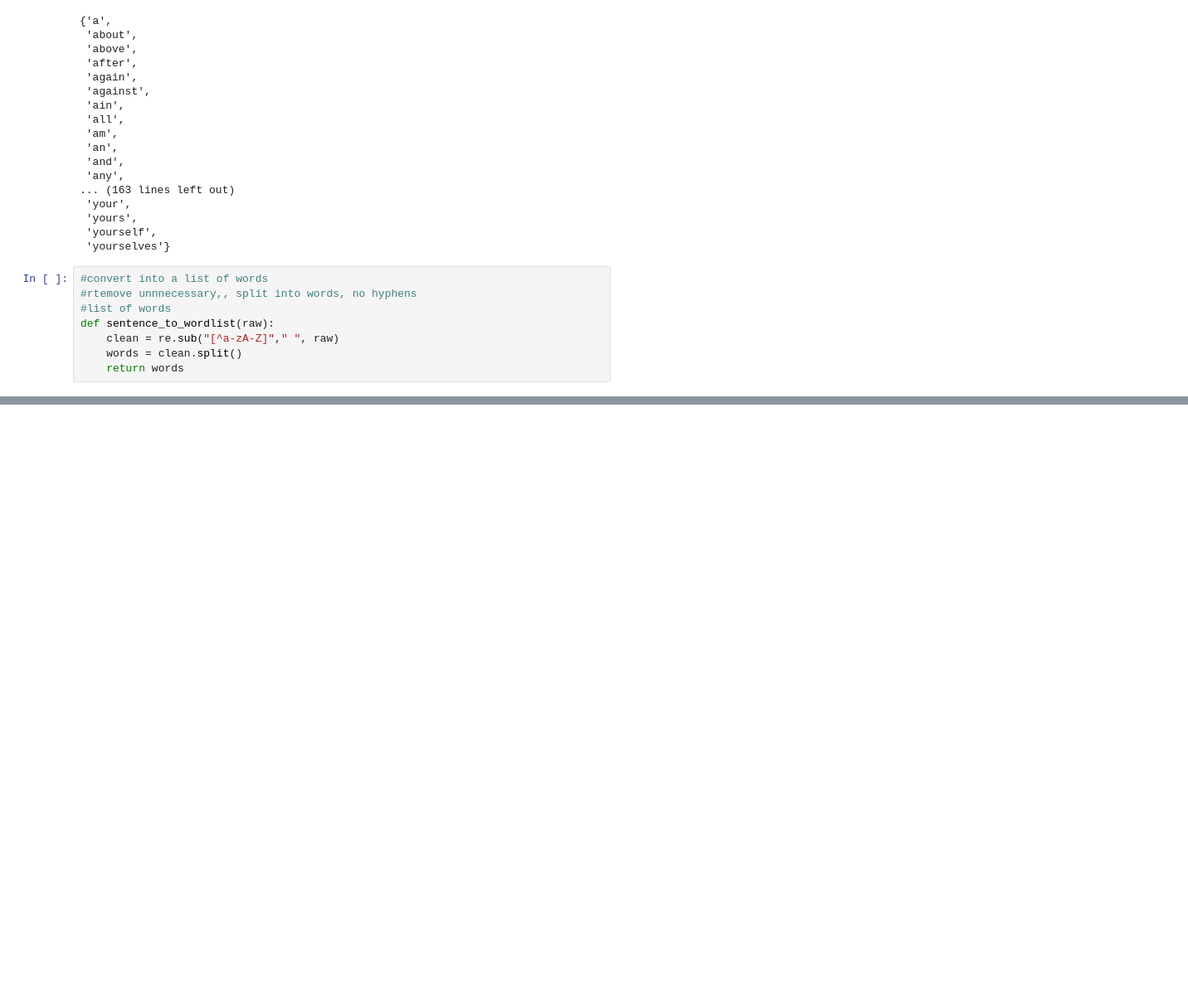
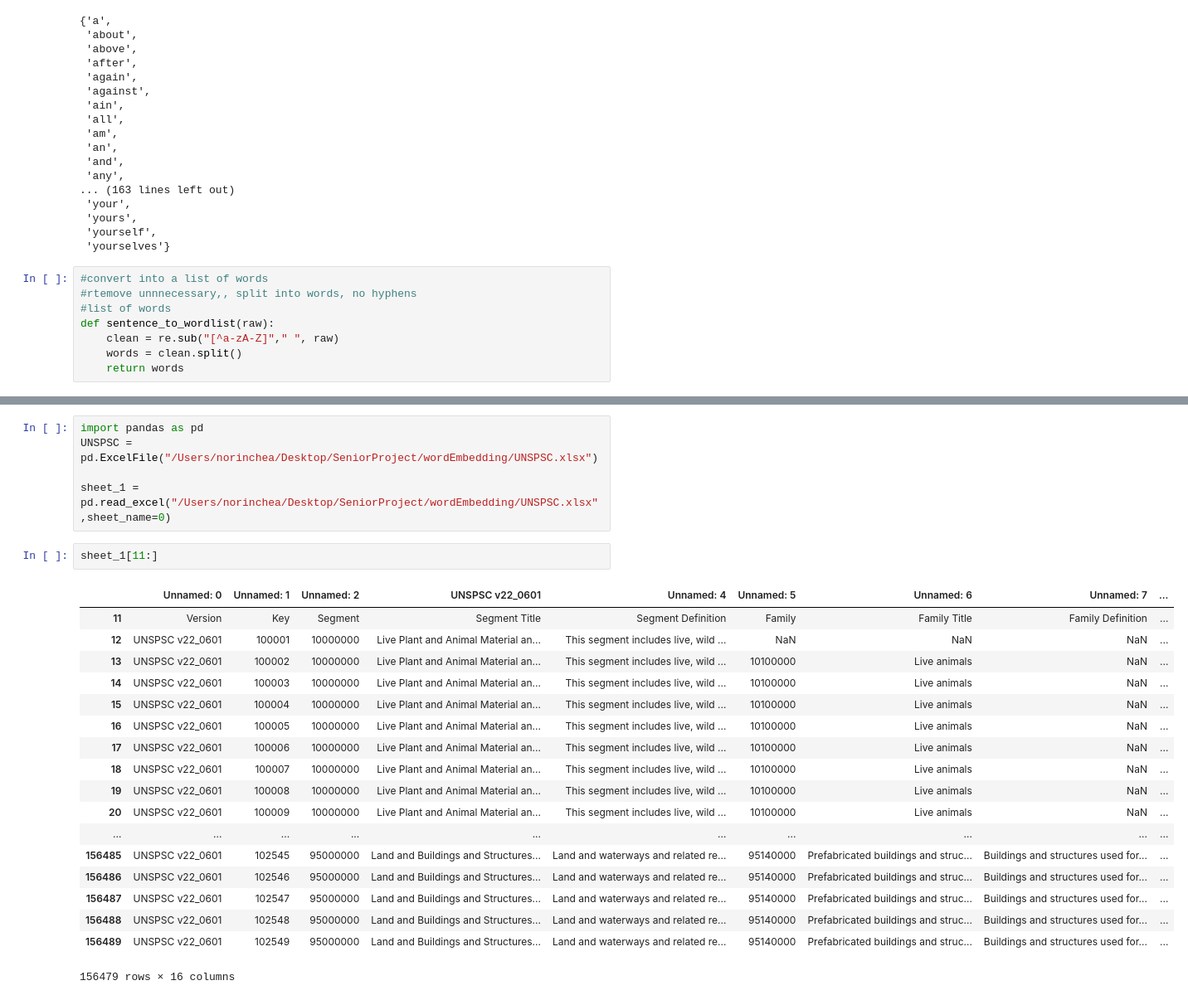
Before and after one commit to aarizag/SeniorDesign2020, a Jupyter notebook: spacy.ipynb, the cells around one changed output, grey strips where cells are left out. Shown: that part at 83% size. Drawn from its saved outputs; the diff is of its cells as text; blank space fills up the shorter version.

```diff
--- a/spacy.ipynb
+++ b/spacy.ipynb
@@ -143,0 +183,26 @@ def sentence_to_wordlist(raw):
+# %%
+import pandas as pd
+UNSPSC = pd.ExcelFile("/Users/norinchea/Desktop/SeniorProject/wordEmbedding/UNSPSC.xlsx")
+
+sheet_1 = pd.read_excel("/Users/norinchea/Desktop/SeniorProject/wordEmbedding/UNSPSC.xlsx",sheet_name=0)
+# %%
+sheet_1[11:]
+# %% [output]
+|  | Unnamed: 0 | Unnamed: 1 | Unnamed: 2 | UNSPSC v22_0601 | Unnamed: 4 | Unnamed: 5 | Unnamed: 6 | Unnamed: 7 | ... |
+| 11 | Version | Key | Segment | Segment Title | Segment Definition | Family | Family Title | Family Definition | ... |
+| 12 | UNSPSC v22_0601 | 100001 | 10000000 | Live Plant and Animal Material an... | This segment includes live, wild ... | NaN | NaN | NaN | ... |
+| 13 | UNSPSC v22_0601 | 100002 | 10000000 | Live Plant and Animal Material an... | This segment includes live, wild ... | 10100000 | Live animals | NaN | ... |
+| 14 | UNSPSC v22_0601 | 100003 | 10000000 | Live Plant and Animal Material an... | This segment includes live, wild ... | 10100000 | Live animals | NaN | ... |
+| 15 | UNSPSC v22_0601 | 100004 | 10000000 | Live Plant and Animal Material an... | This segment includes live, wild ... | 10100000 | Live animals | NaN | ... |
+| 16 | UNSPSC v22_0601 | 100005 | 10000000 | Live Plant and Animal Material an... | This segment includes live, wild ... | 10100000 | Live animals | NaN | ... |
+| 17 | UNSPSC v22_0601 | 100006 | 10000000 | Live Plant and Animal Material an... | This segment includes live, wild ... | 10100000 | Live animals | NaN | ... |
+| 18 | UNSPSC v22_0601 | 100007 | 10000000 | Live Plant and Animal Material an... | This segment includes live, wild ... | 10100000 | Live animals | NaN | ... |
+| 19 | UNSPSC v22_0601 | 100008 | 10000000 | Live Plant and Animal Material an... | This segment includes live, wild ... | 10100000 | Live animals | NaN | ... |
+| 20 | UNSPSC v22_0601 | 100009 | 10000000 | Live Plant and Animal Material an... | This segment includes live, wild ... | 10100000 | Live animals | NaN | ... |
+| ... | ... | ... | ... | ... | ... | ... | ... | ... | ... |
+| 156485 | UNSPSC v22_0601 | 102545 | 95000000 | Land and Buildings and Structures... | Land and waterways and related re... | 95140000 | Prefabricated buildings and struc... | Buildings and structures used for... | ... |
+| 156486 | UNSPSC v22_0601 | 102546 | 95000000 | Land and Buildings and Structures... | Land and waterways and related re... | 95140000 | Prefabricated buildings and struc... | Buildings and structures used for... | ... |
+| 156487 | UNSPSC v22_0601 | 102547 | 95000000 | Land and Buildings and Structures... | Land and waterways and related re... | 95140000 | Prefabricated buildings and struc... | Buildings and structures used for... | ... |
+| 156488 | UNSPSC v22_0601 | 102548 | 95000000 | Land and Buildings and Structures... | Land and waterways and related re... | 95140000 | Prefabricated buildings and struc... | Buildings and structures used for... | ... |
+| 156489 | UNSPSC v22_0601 | 102549 | 95000000 | Land and Buildings and Structures... | Land and waterways and related re... | 95140000 | Prefabricated buildings and struc... | Buildings and structures used for... | ... |
+156479 rows × 16 columns
```
Also changed, not shown: parts of 11 cells of this notebook.
